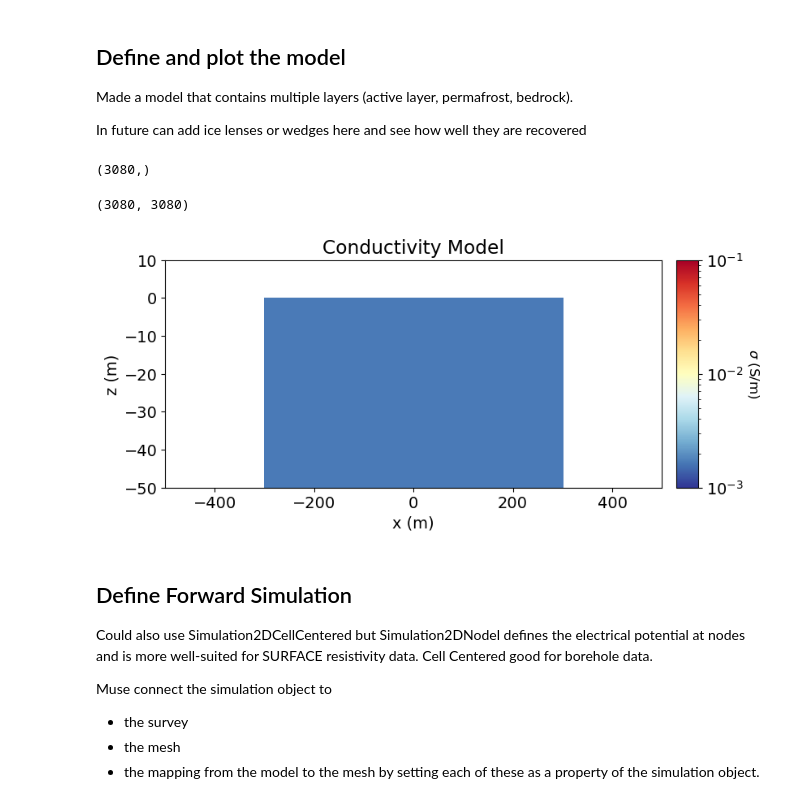
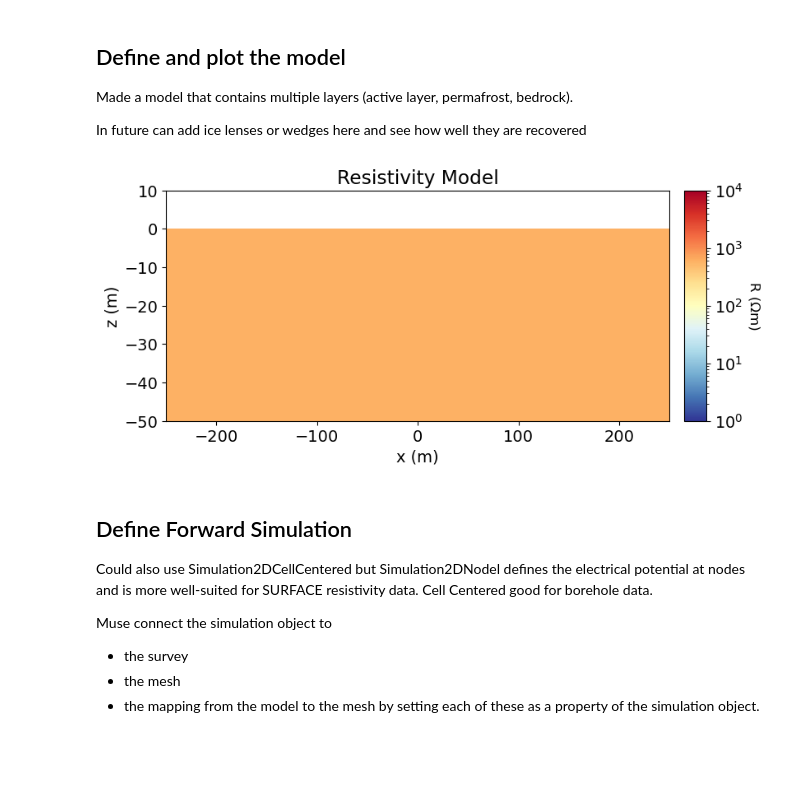
Before and after one commit to CaraBGJames/eosc-556-project, a Jupyter notebook: inversion_testing_permafrost.ipynb, the cells around one changed output. Cells and saved outputs as stored; diff of their text form; code cells hidden in the pictures; blank space fills up the shorter version.

```diff
--- a/inversion_testing_permafrost.ipynb
+++ b/inversion_testing_permafrost.ipynb
@@ -457,12 +469,12 @@ plt.show()
 # %% [output]
 [figure]
 # %%
-ncx = 100  # number of core mesh cells in x
-ncy = 20  # number of core mesh cells in y
-dx = 5  # base cell width x
-dy = 5  # base cell width y
-npad_x = 5  # number of padding cells in x
-npad_y = 8  # number of padding cells in y
+ncx = 60  # number of core mesh cells in x
+ncy = 10  # number of core mesh cells in y
+dx = 10  # base cell width x
+dy = 20  # base cell width y
+npad_x = 0  # number of padding cells in x
+npad_y = 0  # number of padding cells in y
 exp_x = 1.25  # expansion rate of padding cells in x
 exp_y = 1.3  # expansion rate of padding cells in y
 
@@ -490,7 +502,7 @@ ax1 = fig.add_axes([0.14, 0.17, 0.8, 0.7])
 mesh.plot_grid(ax=ax1, linewidth=1)
 ax1.grid(False)
 # ax1.set_xlim(-500, 500)
-# ax1.set_ylim(np.max(topo_2d[:,1]) - 400, np.max(topo_2d[:,1])+50)
+ax1.set_ylim(-270, np.max(topo_2d[:,1])+50)
 ax1.set_title("Mesh")
 ax1.set_xlabel("x (m)")
 ax1.set_ylabel("z (m)")
@@ -516,55 +528,52 @@ Made a model that contains multiple layers (active layer, permafrost, bedrock).
 In future can add ice lenses or wedges here and see how well they are recovered
 # %%
 # define the model
-air_cond = 1e-8
-active_layer_cond = 1 / 50
-perma_layer_cond = 1 / 600
-bedrock_cond = 1 / 10000
+air_res =  1e8
+active_layer_res = 50
+perma_layer_res = 600
+bedrock_res = 10000
 # %%
 #use simpeg model builder functions to create the 3 layers
-conductivity_model = model_builder.create_layers_model(
+resistivity_model = model_builder.create_layers_model(
         mesh.cell_centers,
         layer_tops=np.array([0, -20]),
-        # layer_values=np.array([active_layer_cond, perma_layer_cond]),
-        layer_values=np.array([perma_layer_cond, perma_layer_cond]), #test all one
+        # layer_values=np.array([active_layer_res, perma_layer_res]),
+        layer_values=np.array([perma_layer_res, perma_layer_res]), #test all one
+        # layer_values=np.array([bedrock_res, bedrock_res]), #test all one
 )
-conductivity_model.shape
+
+conductivity_model = 1 / resistivity_model
+
+# # Define log-resistivity model
+log_resistivity_model = np.log(resistivity_model)
-# %% [output]
-(3080,)
-# %%
-# Conductivity map. Model parameters are conductivities for all active cells.
-conductivity_map = maps.InjectActiveCells(mesh, active_cells, air_cond)
-conductivity_map.shape
-# %% [output]
-(3080, 3080)
 # %%
 # Generate a mapping to ignore inactice cells in plot
 plotting_map = maps.InjectActiveCells(mesh, active_cells, np.nan)
 
 fig = plt.figure(figsize=(9, 4))
 
-norm = LogNorm(vmin=1e-3, vmax=1e-1)
+norm = LogNorm(vmin=1, vmax=1e4)
 
 ax1 = fig.add_axes([0.14, 0.17, 0.68, 0.7])
 mesh.plot_image(
-    plotting_map * conductivity_model[active_cells],
+    plotting_map * resistivity_model[active_cells],
     ax=ax1,
     grid=False,
     pcolor_opts={"norm": norm, "cmap": mpl.cm.RdYlBu_r},
 )
-ax1.set_xlim(-500, 500)
+ax1.set_xlim(-250, 250)
 ax1.set_ylim(-50, 10)
-ax1.set_title("Conductivity Model")
+ax1.set_title("Resistivity Model")
 ax1.set_xlabel("x (m)")
 ax1.set_ylabel("z (m)")
 
 ax2 = fig.add_axes([0.84, 0.17, 0.03, 0.7])
 cbar = mpl.colorbar.ColorbarBase(
     ax2, norm=norm, orientation="vertical", cmap=mpl.cm.RdYlBu_r
 )
-cbar.set_label(r"$\sigma$ (S/m)", rotation=270, labelpad=15, size=12)
+cbar.set_label(r"R (Ωm)", rotation=270, labelpad=15, size=12)
 # %% [output]
-[figure, old version]
+[figure, new version]
 # %%
 # make sure the electrodes are mapped to being ON the surface, not below or especially not above
 voltage_data.survey.drape_electrodes_on_topography(mesh, active_cells, option="top")
```
Also changed, not shown: parts of 26 cells of this notebook.
